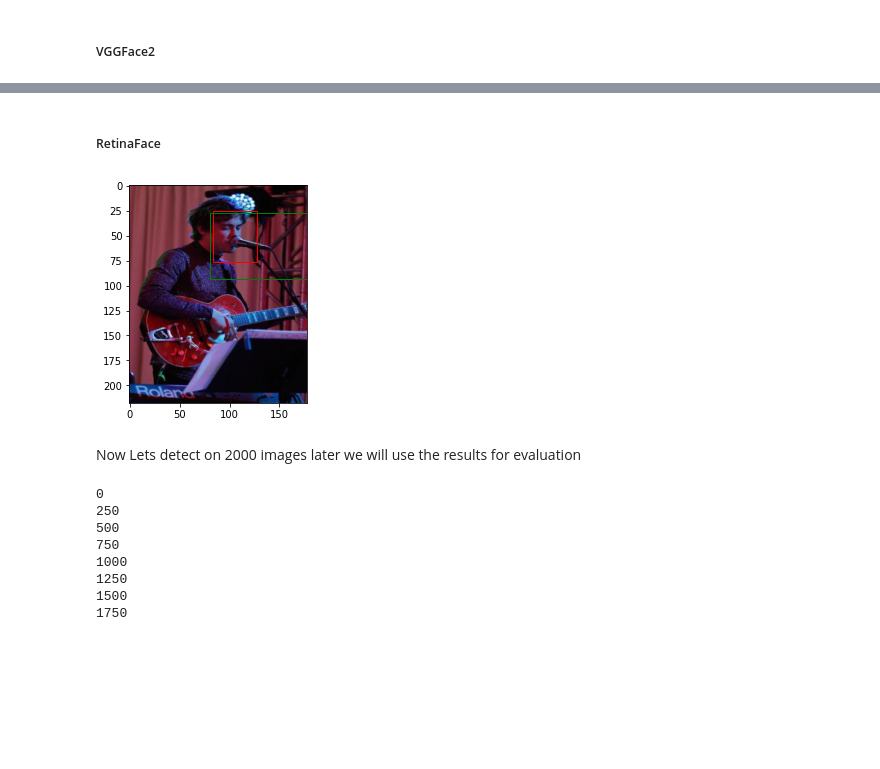
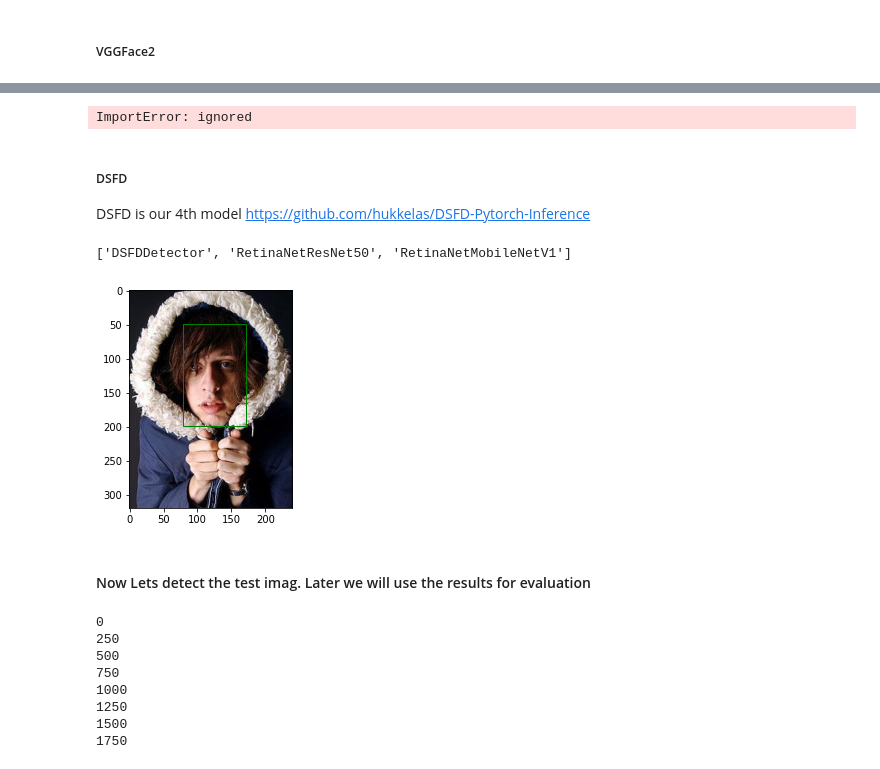
Before and after one commit to Elshan777/CelebA-Detection, a Jupyter notebook: DND_Assignment_2.ipynb, the cells around one changed output, grey strips where cells are left out. Saved outputs shown, nothing was run; the diff lists cells and outputs as text; code cells hidden in the pictures; blank space fills up the shorter version.

```diff
--- a/DND_Assignment_2.ipynb
+++ b/DND_Assignment_2.ipynb
@@ -266,7 +304,7 @@ Requirement already satisfied: pillow!=8.3.0,>=5.3.0 in /usr/local/lib/python3.7
-# %% [markdown]
-##### RetinaFace
 # %%
 from PIL import Image
+from face_detection import RetinaFace
+
 # j = random.randint(0, num_samples) # Randomly select an image
 
 model = RetinaFace()
@@ -276,7 +314,7 @@ faces = model(images[j])
 boxes, landmarks, score = faces[0]
 
 rect = patches.Rectangle((y[j][0], y[j][1]), y[j][2], y[j][3], linewidth=1, edgecolor='r', facecolor='none')
-predicted = patches.Rectangle((boxes[0], boxes[1]), boxes[2], boxes[3], linewidth=1, edgecolor='g', facecolor='none')
+predicted = patches.Rectangle((boxes[0], boxes[1]), boxes[2]-boxes[0], boxes[3]-boxes[1], linewidth=1, edgecolor='g', facecolor='none')
 
 fig, ax = plt.subplots()
 
@@ -289,4 +327,9 @@ ax.add_patch(predicted)
 
 plt.show()
 # %% [output]
-[figure, removed]
+ImportError: ignored
+# %% [markdown]
+
+##### DSFD
+DSFD is our 4th model
+https://github.com/hukkelas/DSFD-Pytorch-Inference
@@ -293,3 +338,35 @@ plt.show()
+# %%
+import cv2
+import face_detection
+import matplotlib.image as mpimg
+
+print(face_detection.available_detectors)
+detector = face_detection.build_detector(
+  "DSFDDetector", confidence_threshold=.5, nms_iou_threshold=.3)
+# BGR to RGB
+im = cv2.imread("/content/Part 5/Part 5/040001.jpg")[:, :, ::-1]
+img = mpimg.imread("/content/Part 5/Part 5/040001.jpg")
+
+
+detections = detector.detect(im)
+
+
+# rect = patches.Rectangle((y[j][0], y[j][1]), y[j][2], y[j][3], linewidth=1, edgecolor='r', facecolor='none')
+predicted = patches.Rectangle((detections[0][0], detections[0][1]), detections[0][2]-detections[0][0], detections[0][3]-detections[0][1], linewidth=1, edgecolor='g', facecolor='none')
+
+fig, ax = plt.subplots()
+
+# Display the image
+ax.imshow(img)
+
+# Add rectangle
+# ax.add_patch(rect)
+ax.add_patch(predicted)
+
+plt.show()
+# %% [output]
+['DSFDDetector', 'RetinaNetResNet50', 'RetinaNetMobileNetV1']
+[figure, added]
 # %% [markdown]
-Now Lets detect on 2000 images later we will use the results for evaluation
+#### Now Lets detect the test imag. Later we will use the results for evaluation
 # %%
```
Also changed, not shown: parts of 33 cells of this notebook.
